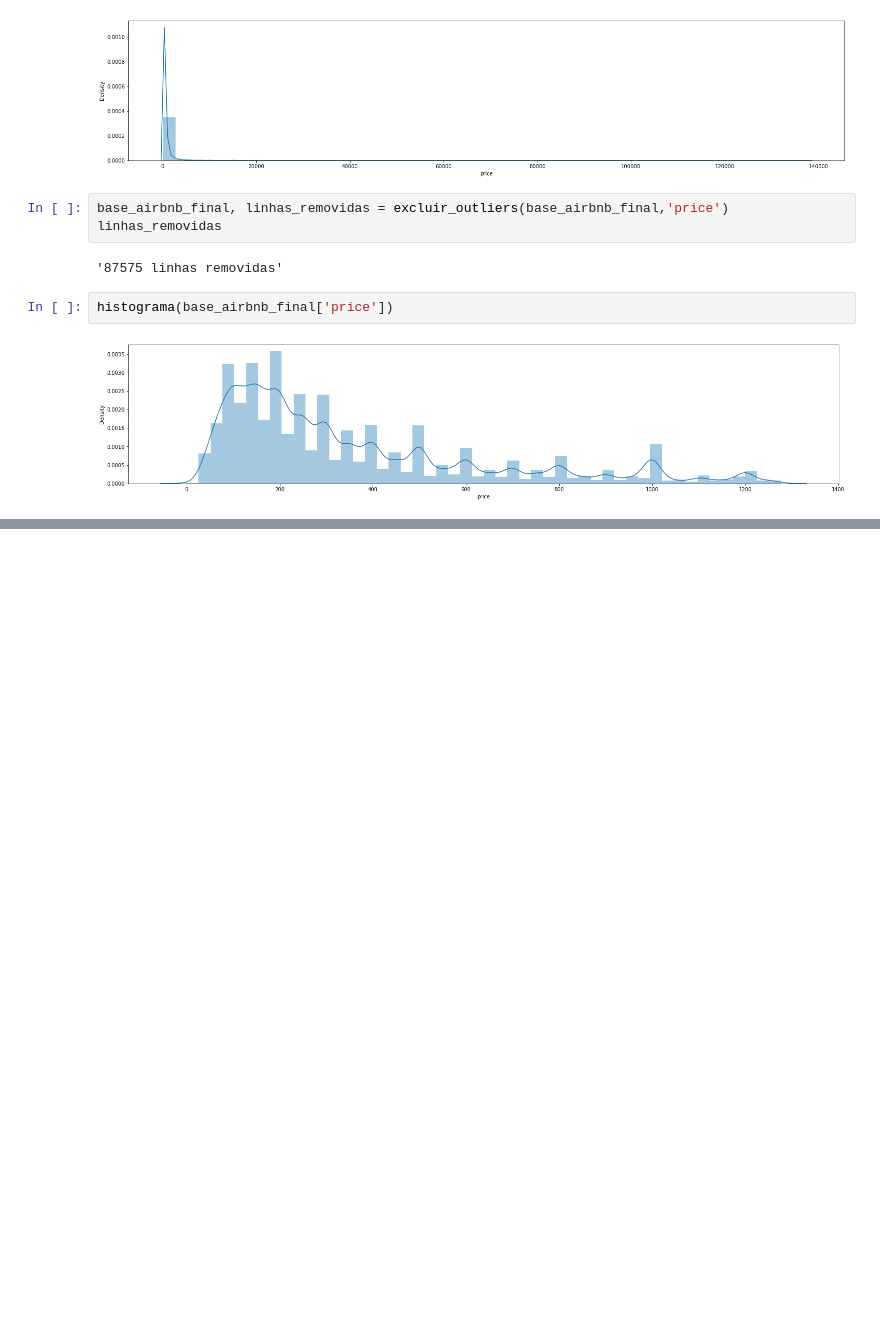
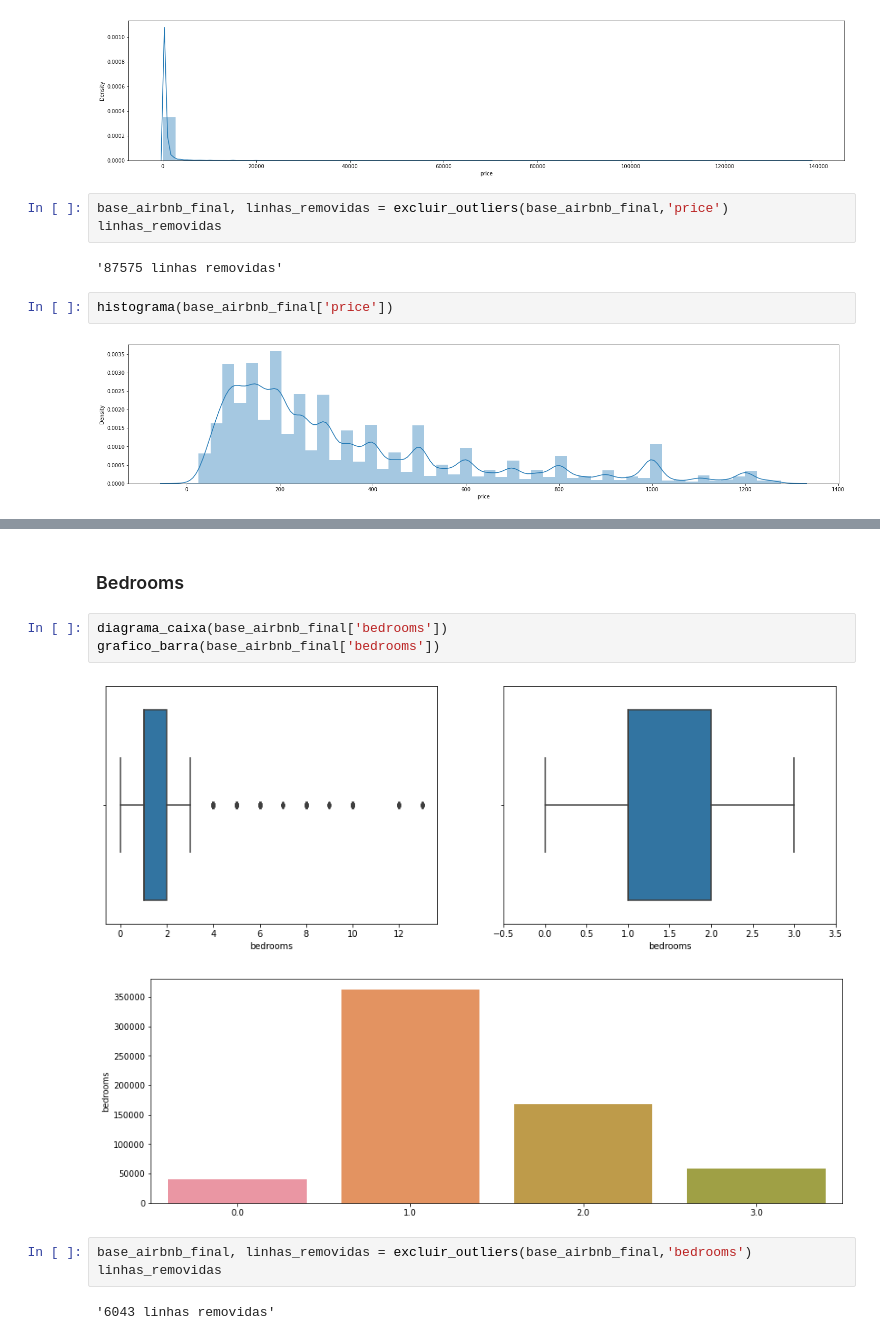
Before and after one commit to AlbertoFAraujo/Py_ML_Airbnb_RJ, a Jupyter notebook: DataScience-Airbnb.ipynb, the cells around one changed output, grey strips where cells are left out. Cells and saved outputs as stored; diff of their text form; blank space fills up the shorter version.

```diff
--- a/DataScience-Airbnb.ipynb
+++ b/DataScience-Airbnb.ipynb
@@ -447,0 +472,13 @@ grafico_barra(base_airbnb_final['host_listings_count'])
+# %% [markdown]
+### Bedrooms
+# %%
+diagrama_caixa(base_airbnb_final['bedrooms'])
+grafico_barra(base_airbnb_final['bedrooms'])
+# %% [output]
+[figure, added]
+[figure, added]
+# %%
+base_airbnb_final, linhas_removidas = excluir_outliers(base_airbnb_final,'bedrooms')
+linhas_removidas
+# %% [output]
+'6043 linhas removidas'
```
Also changed, not shown: parts of 74 cells of this notebook.
